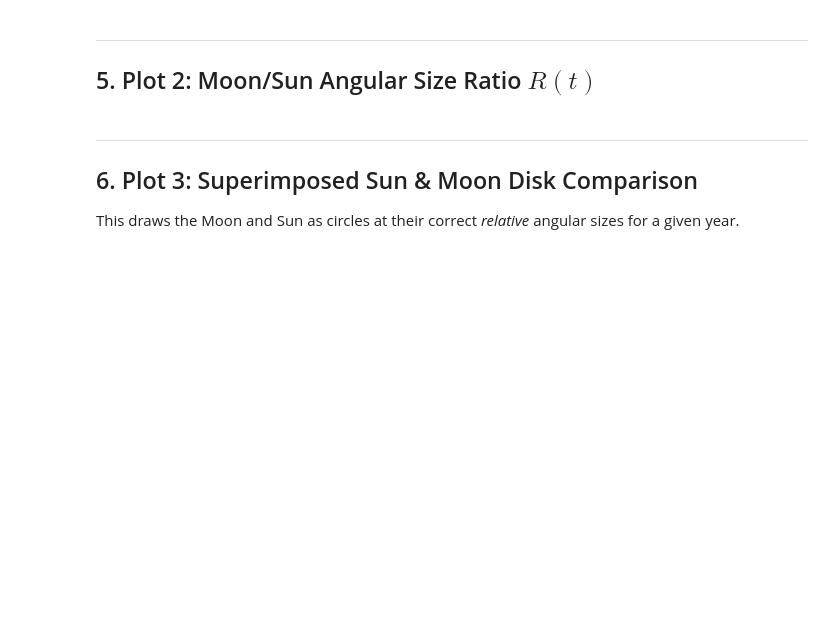
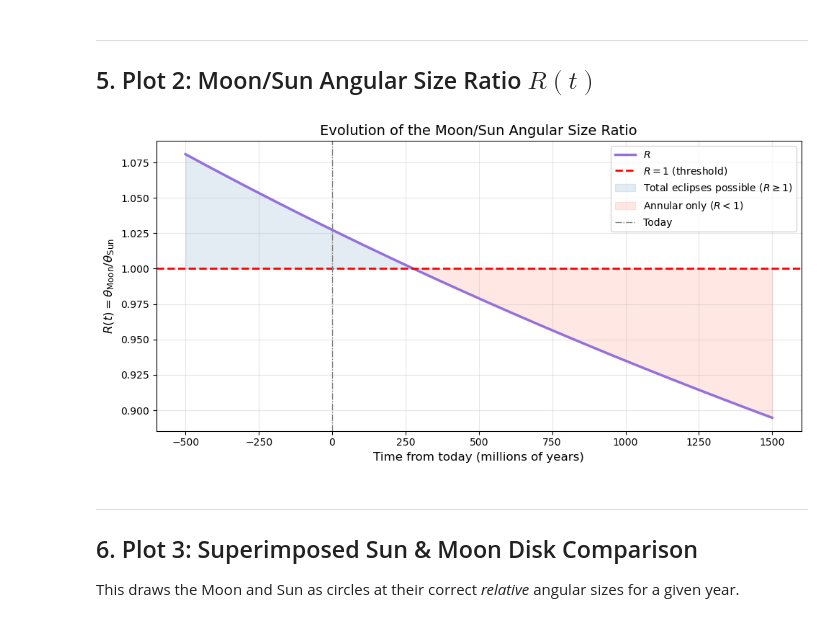
Before and after one commit to cloversquid/clover, a Jupyter notebook: final_project/final_project_final.ipynb, the cells around one changed output. Cells and saved outputs as stored; diff of their text form; code cells hidden in the pictures; blank space fills up the shorter version.

```diff
--- a/final_project/final_project_final.ipynb
+++ b/final_project/final_project_final.ipynb
@@ -264,56 +250,38 @@ plt.show()
 # %%
 fig, ax = plt.subplots(figsize=(10, 5))
 
-# R = θ_Moon(perigee) / θ_Sun — total eclipses possible when R ≥ 1
+# R = Theta_Moon(perigee) / Theta_Sun — total eclipses possible when R ≥ 1
 ax.plot(x_Myr, R_arr.value, color="mediumpurple", lw=2.5,
-        label="$R$ (linear recession)")
-# Tidal curve sits above the linear one at large t — deceleration keeps R higher for longer
-ax.plot(x_Myr, R_arr_tidal.value, color="mediumpurple", lw=2, linestyle="--",
-        label="$R$ (tidal power-law — decelerating)")
+        label="$R$")
 
 # R = 1 is the critical threshold separating total from annular eclipses
 ax.axhline(1.0, color="red", lw=2, linestyle="--", label="$R = 1$ (threshold)")
 
 # Blue shading: region where Moon at perigee is large enough to cover the Sun
 ax.fill_between(x_Myr, R_arr.value, 1.0,
                 where=(R_arr.value >= 1.0),
                 alpha=0.15, color="steelblue",
                 label="Total eclipses possible ($R \\geq 1$)")
 # Red shading: region where even perigee is not close enough — annular eclipses only
 ax.fill_between(x_Myr, R_arr.value, 1.0,
                 where=(R_arr.value < 1.0),
                 alpha=0.15, color="tomato",
                 label="Annular only ($R < 1$)")
 
-# ── NASA catalog scatter ───────────────────────────────────────────────────────
-# Eclipse magnitude ≈ R at the moment of greatest eclipse, so it's directly comparable
-# to our model curve. Catalog spans only ~5000 years, so all points cluster near x=0.
-# Color-coding shows that T/H eclipses (Mag > 1) and A eclipses (Mag < 1) straddle R=1,
-# consistent with the model predicting R ≈ 1.03 at perigee today.
-ecl_colors = {"T": "steelblue", "H": "limegreen", "A": "tomato"}
-ecl_labels = {"T": "NASA total (T)", "H": "NASA hybrid (H)", "A": "NASA annular (A)"}
-
-for ecl_type, color in ecl_colors.items():
-    subset = df[df["Type_Simple"] == ecl_type].dropna(subset=["Ecl_Mag"])
-    x_cat = (subset["Year"] - YEAR_0) / 1e6  # convert calendar year to Myr offset
-    ax.scatter(x_cat, subset["Ecl_Mag"],
-               s=2, color=color, alpha=0.35, label=ecl_labels[ecl_type])
-
 # Vertical marker so the viewer can locate today on the plot
 ax.axvline(0, color="gray", lw=1, linestyle="-.", label="Today")
-# Tidal crossover is slightly later than the linear one — recession deceleration buys ~20 Myr
-ax.axvline(t_crossover_tidal.to(u.Myr).value, color="darkorange", lw=1.5, linestyle=":",
-           label=f"Tidal crossover (~{t_crossover_tidal.to(u.Myr).value:.0f} Myr)")
 
 ax.set_xlabel("Time from today (millions of years)", fontsize=12)
 ax.set_ylabel(r"$R(t) = \theta_\mathrm{Moon} / \theta_\mathrm{Sun}$", fontsize=12)
 ax.set_title("Evolution of the Moon/Sun Angular Size Ratio", fontsize=14)
-ax.legend(fontsize=9)
+ax.legend(fontsize=10)
 ax.grid(True, alpha=0.3)
 
 plt.tight_layout()
 plt.savefig("plot2_ratio.png", dpi=150)
 plt.show()
+# %% [output]
+[figure, added]
 # %% [markdown]
 ---
 ## 6. Plot 3: Superimposed Sun & Moon Disk Comparison
```
Also changed, not shown: parts of 12 cells of this notebook, 2 other files.
